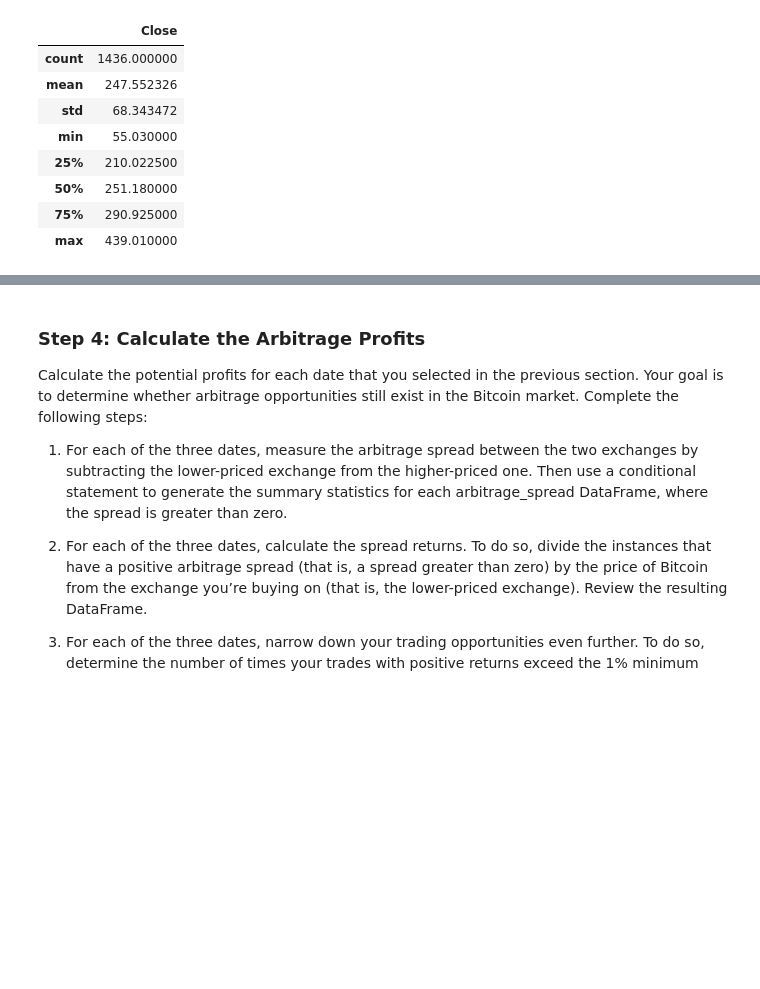
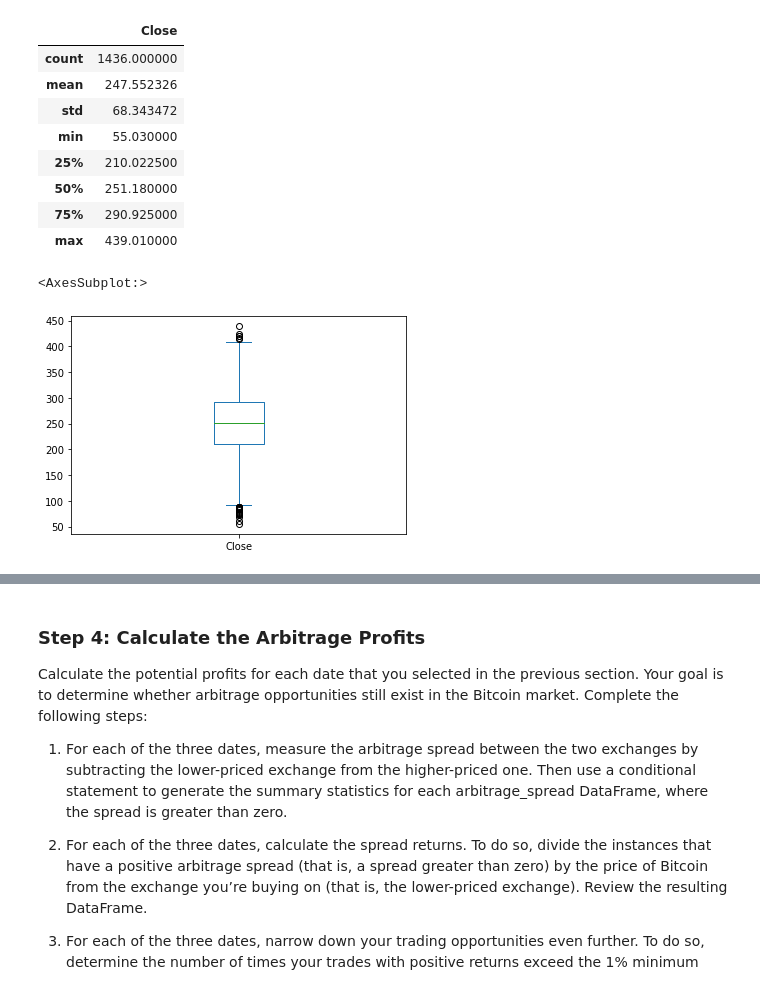
Before and after one commit to DigitalGoldRush/Module_3_Challenge, a Jupyter notebook: Module 3 Challenge/Starter_Code/crypto_arbitrage.ipynb, the cells around one changed output, grey strips where cells are left out. Saved outputs shown, nothing was run; the diff lists cells and outputs as text; code cells hidden in the pictures; blank space fills up the shorter version.

```diff
--- a/Module 3 Challenge/Starter_Code/crypto_arbitrage.ipynb
+++ b/Module 3 Challenge/Starter_Code/crypto_arbitrage.ipynb
@@ -380,7 +379,10 @@ arbitrage_spread_early.describe()
 | max | 439.010000 |
 # %%
 # Visualize the arbitrage spread from early in the dataset in a box plot
-# YOUR CODE HERE
+arbitrage_spread_early.plot(kind="box")
+# %% [output]
+<AxesSubplot:>
+[figure, added]
 # %%
 # Create an overlay plot that visualizes the two dataframes over a period of one day from the middle of the dataset.
 # Be sure that the plots include the parameters `legend`, `figsize`, `title`, `color` and `label`
```
Also changed, not shown: parts of 8 cells of this notebook.
